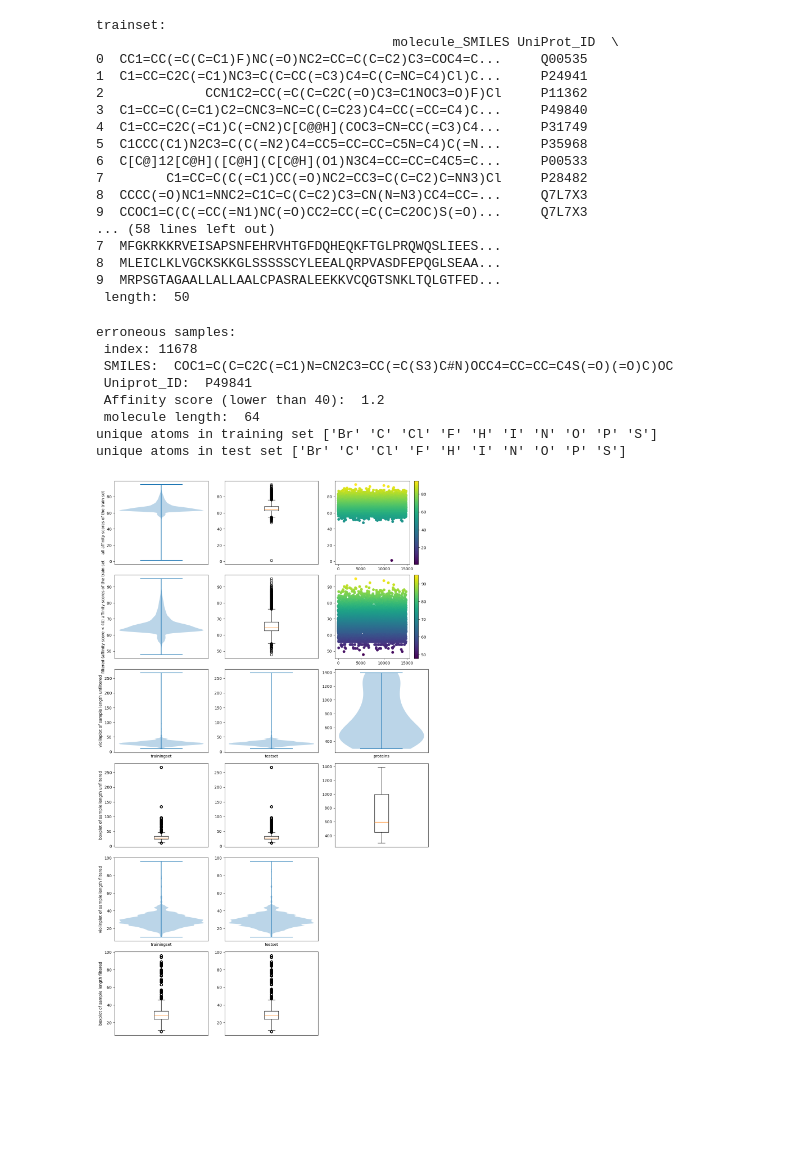
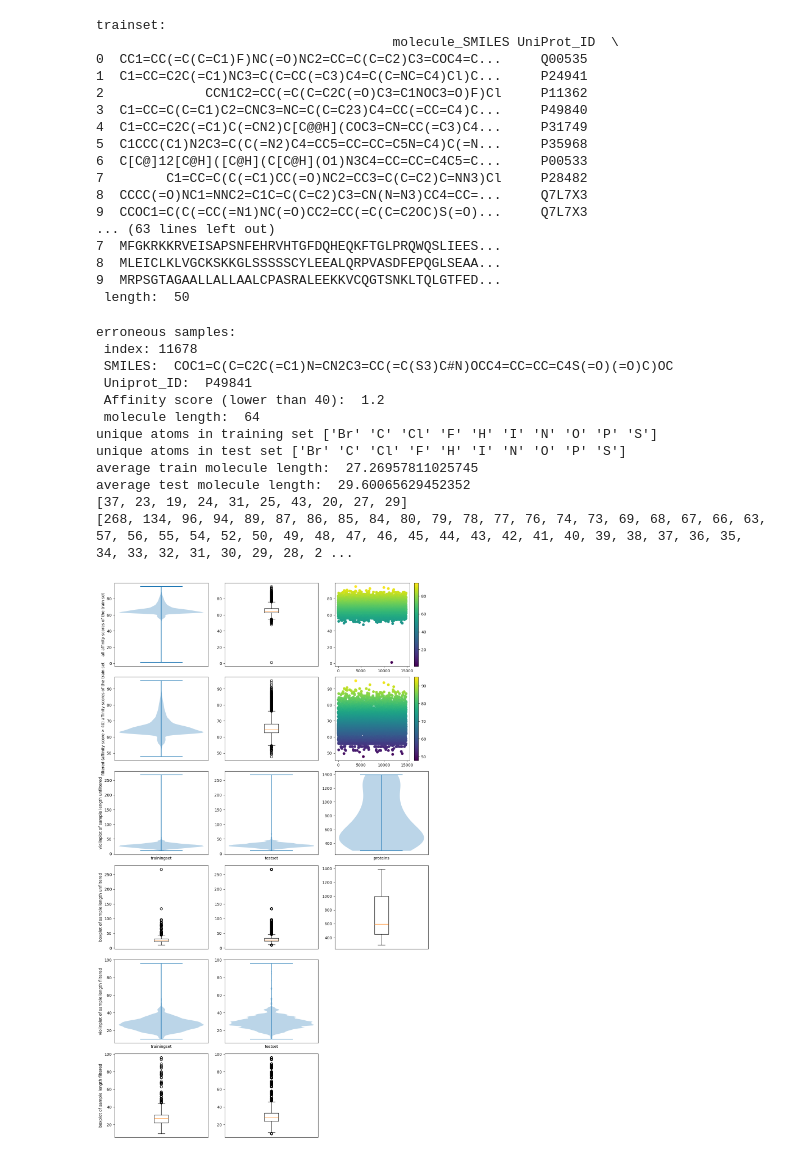
Before and after one commit to derekkentie/group-4, a Jupyter notebook: data/Data analyse.ipynb, the cells around one changed output. Cells and saved outputs as stored; diff of their text form; code cells hidden in the pictures; blank space fills up the shorter version.

```diff
--- a/data/Data analyse.ipynb
+++ b/data/Data analyse.ipynb
@@ -8,8 +9,15 @@ from rdkit import Chem
 train = pd.read_csv("train.csv")
 test = pd.read_csv("test.csv")
 protein_info = pd.read_csv("protein_info.csv")
-print("trainset:", '\n', train[:10], '\n', train.describe(), '\n', "length: ", len(train), '\n')
-print("testset:", '\n',test[:10], '\n', "length: ", len(test), '\n')
+print("trainset:", '\n', train[:10], '\n', train.describe(), '\n', "amount of samples: ", len(train), '\n')
+print("testset:", '\n',test[:10], '\n', "amount of samples: ", len(test), '\n')
+train_unique = train["molecule_SMILES"].unique()
+test_unique = test["molecule_SMILES"].unique()
+print("Amount of unique molecules in trainset", len(train_unique))
+print("Amount of unique molecules in testset", len(test_unique))
+common = set(train_unique) & set(test_unique)
+print("Amount of molecules train and test set have in common:", len(common))
+print('\n')
 print("protein_info", '\n', protein_info[:10], '\n', "length: ", len(protein_info), '\n')
 # %% [output]
 trainset:
@@ -24,7 +32,7 @@ trainset:
 7        C1=CC=C(C(=C1)CC(=O)NC2=CC3=C(C=C2)C=NN3)Cl     P28482
 8  CCCC(=O)NC1=NNC2=C1C=C(C=C2)C3=CN(N=N3)CC4=CC=...     Q7L7X3
 9  CCOC1=C(C(=CC(=N1)NC(=O)CC2=CC(=C(C=C2OC)S(=O)...     Q7L7X3
-... (58 lines left out)
+... (63 lines left out)
 7  MFGKRKKRVEISAPSNFEHRVHTGFDQHEQKFTGLPRQWQSLIEES...
 8  MLEICLKLVGCKSKKGLSSSSSCYLEEALQRPVASDFEPQGLSEAA...
 9  MRPSGTAGAALLALLAALCPASRALEEKKVCQGTSNKLTQLGTFED...
@@ -77,13 +85,11 @@ for sample in range(1, len(train_array)):
         if mol is None:
             print("SMILES kon niet geparsed worden:", train_array[sample][0])
         atom_symbols = [atom.GetSymbol() for atom in mol.GetAtoms()]
-        for molecule in atom_symbols:
-            train_molecule_uniques.append(np.unique(atom_symbols, return_index=True))
-            train_molecule_length.append(len(atom_symbols))
-            if len(atom_symbols) <110:
-                train_molecule_length_filtered.append(len(atom_symbols))
-            else:
-                continue
+        train_molecule_uniques.append(np.unique(atom_symbols, return_index=True))
+        train_molecule_length.append(len(atom_symbols))
+        if len(atom_symbols) <110:
+            train_molecule_length_filtered.append(len(atom_symbols))
+
 
 #obtaining test molecule length using RDkit
 for sample in range(1, len(test_array)):
@@ -96,8 +102,7 @@ for sample in range(1, len(test_array)):
         test_molecule_length.append(len(atom_symbols))
         if len(atom_symbols) <110:
             test_molecule_length_filtered.append(len(atom_symbols))
-        else:
-            continue
+
 
 #obtaining protein length using RDkit
 for protein in range(1, len(protein_array)):
@@ -117,6 +122,11 @@ for unique in range(len(test_molecule_uniques)):
 print("unique atoms in training set", np.sort(unique_atoms_train))
 print("unique atoms in test set", np.sort(unique_atoms_test))
 
+print("average train molecule length: ", statistics.mean(train_molecule_length))
+print("average test molecule length: ", statistics.mean(test_molecule_length))
+print(train_molecule_length[:10])
+print(sorted([int(mol_length) for mol_length in np.unique(train_molecule_length)], key=int, reverse=True))
+
 #converting to numpy arrays
 all_affinity_scores = np.array(all_affinity_scores)
 all_indexes = np.array(all_indexes)
@@ -136,6 +146,10 @@ erroneous samples:
  molecule length:  64
 unique atoms in training set ['Br' 'C' 'Cl' 'F' 'H' 'I' 'N' 'O' 'P' 'S']
 unique atoms in test set ['Br' 'C' 'Cl' 'F' 'H' 'I' 'N' 'O' 'P' 'S']
+average train molecule length:  27.26957811025745
+average test molecule length:  29.60065629452352
+[37, 23, 19, 24, 31, 25, 43, 20, 27, 29]
+[268, 134, 96, 94, 89, 87, 86, 85, 84, 80, 79, 78, 77, 76, 74, 73, 69, 68, 67, 66, 63, 57, 56, 55, 54, 52, 50, 49, 48, 47, 46, 45, 44, 43, 42, 41, 40, 39, 38, 37, 36, 35, 34, 33, 32, 31, 30, 29, 28, 2 ...
 # %%
 #creating the subplots for every plot in the figure
 fig, ([ax01train_unfiltered, ax02_unfiltered, ax03_unfiltered],
@@ -157,7 +171,7 @@ ax01train_unfiltered.violinplot(all_affinity_scores)
 ax02_unfiltered.boxplot(all_affinity_scores)
 sc = ax03_unfiltered.scatter(all_indexes, all_affinity_scores, c = all_affinity_scores, cmap= 'viridis')
 plt.colorbar(sc, ax = ax03_unfiltered) #adding the colorbar for easier interpretation
-ax11train.set_ylabel('filtered (affinity score < 40) affinity scores of the train set')
+ax11train.set_ylabel('filtered (affinity score > 40) affinity scores of the train set')
 ax11train.violinplot(affinity_score)
 ax12train.boxplot(affinity_score)
 sc = ax13train.scatter(index, affinity_score, c= affinity_score, cmap='viridis')
@@ -183,31 +197,31 @@ ax51trainmollenbox_filtered.boxplot(train_molecule_length_filtered)
 ax22testmollenviol.violinplot(test_molecule_length)
 ax32testmollenbox.boxplot(test_molecule_length)
 ax42testmollenviol_filtered.violinplot(test_molecule_length_filtered)
 ax52testmollenbox_filtered.boxplot(test_molecule_length_filtered)
 
 ax23protlenviol.violinplot(protein_length)
 ax33protlenbox.boxplot(protein_length)
 
 #removing unnecessary information in the plots
 fig.delaxes(ax43)
 fig.delaxes(ax53)
 ax01train_unfiltered.set_xticks([])
 ax02_unfiltered.set_xticks([])
 ax11train.set_xticks([])
 ax12train.set_xticks([])
 ax21trainmollenviol.set_xticks([])
 ax22testmollenviol.set_xticks([])
 ax23protlenviol.set_xticks([])
 ax31trainmollenbox.set_xticks([])
 ax32testmollenbox.set_xticks([])
 ax33protlenbox.set_xticks([])
 ax41trainmollenviol_filtered.set_xticks([])
 ax42testmollenviol_filtered.set_xticks([])
 ax51trainmollenbox_filtered.set_xticks([])
 ax52testmollenbox_filtered.set_xticks([])
 #properly separating the different plots
 fig.subplots_adjust(hspace=0.2)
 plt.tight_layout(pad=1)
 plt.show()
 # %% [output]
-[figure, old version]
+[figure, new version]
```
Also changed, not shown: parts of 1 cell of this notebook, 1 other file.
